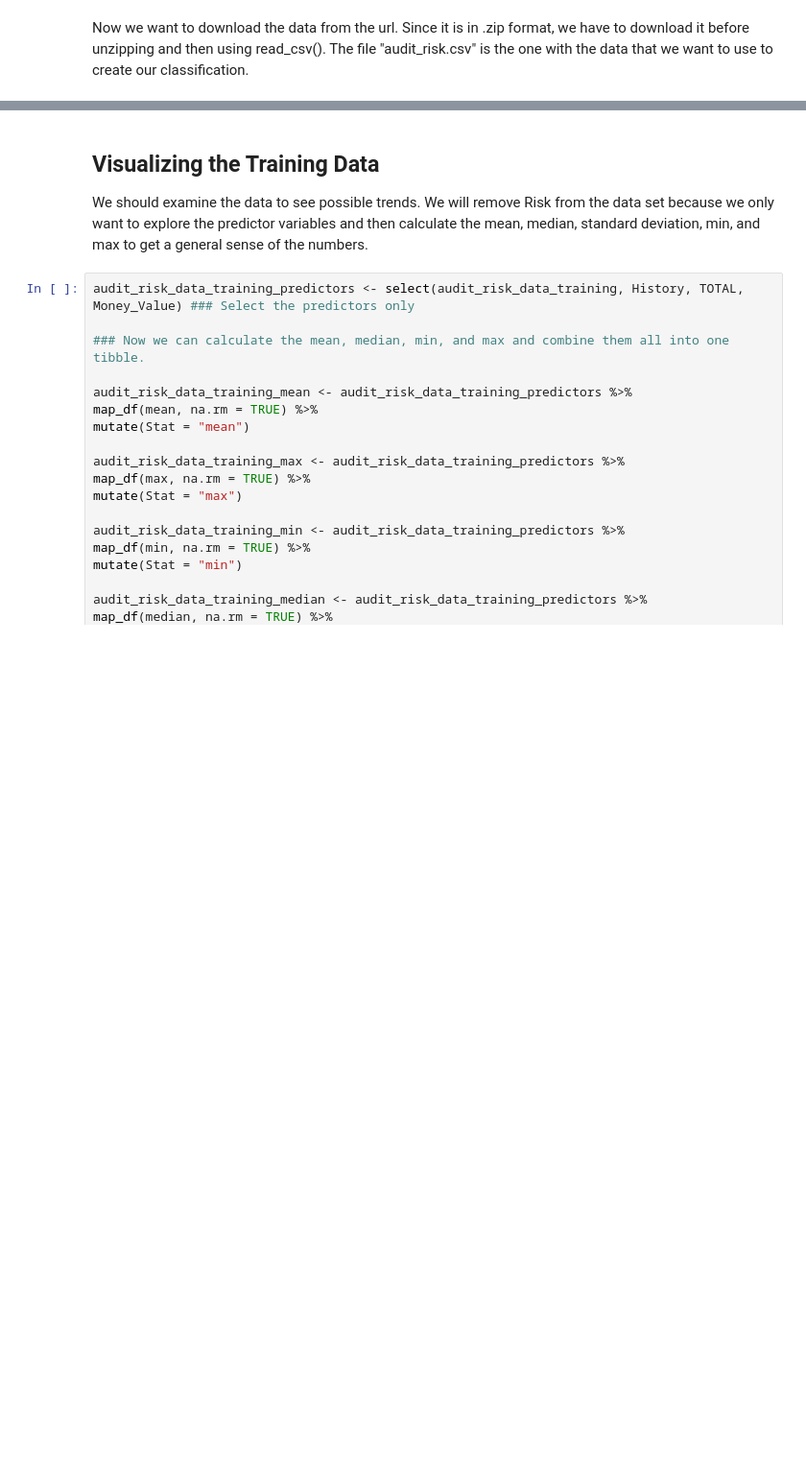
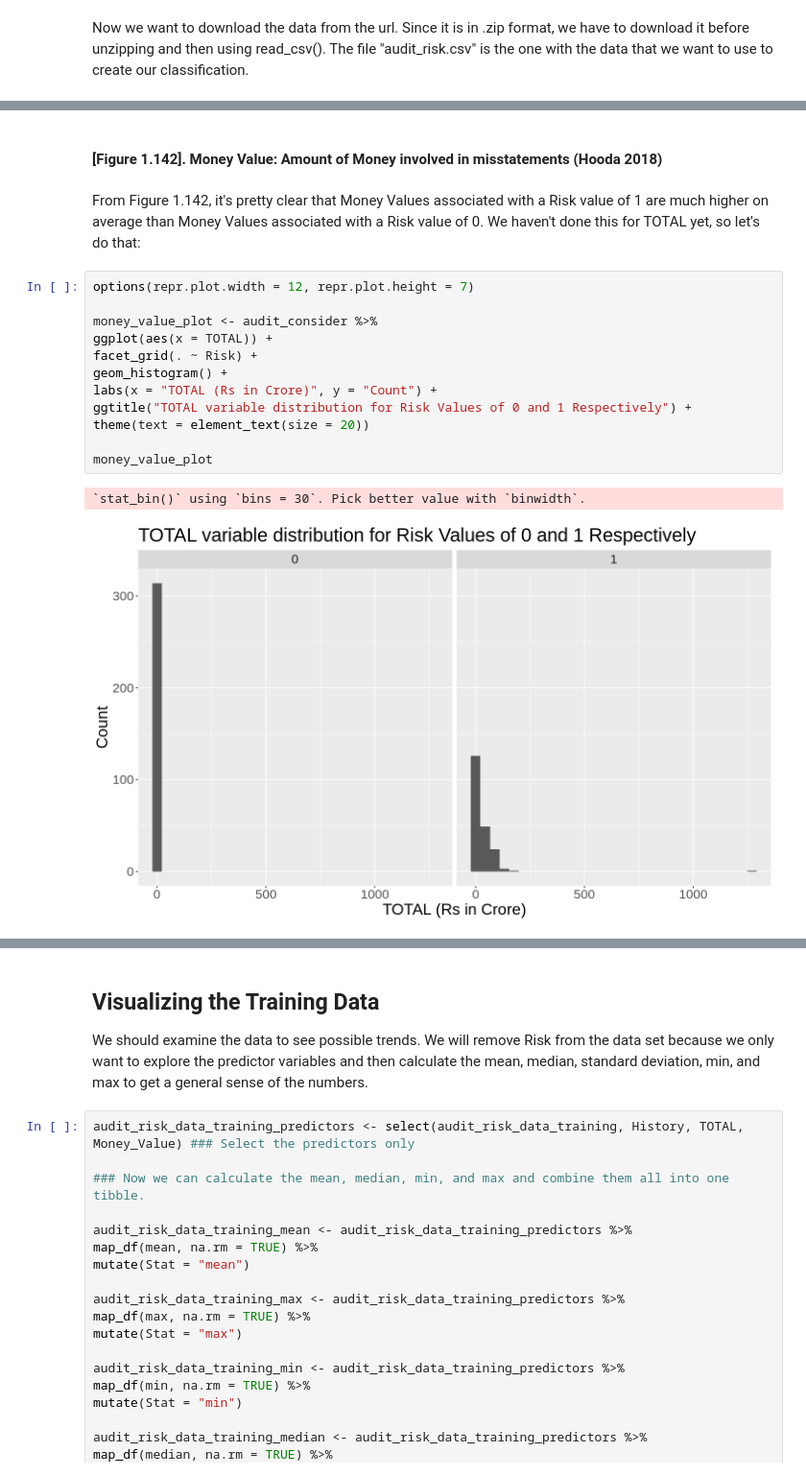
Before and after one commit to stevenning203/dsci100_group_proposal, a Jupyter notebook: report.ipynb, the cells around one changed output, grey strips where cells are left out. Shown: that part at 96% size. Drawn from its saved outputs; the diff is of its cells as text; blank space fills up the shorter version.

Commit message:
Added more information about choosing variables.

```diff
--- a/report.ipynb
+++ b/report.ipynb
@@ -126,0 +257,19 @@ audit_risk_data_testing <- testing(audit_risk_data_split)
+# %% [markdown]
+#### [Figure 1.142]. Money Value: Amount of Money involved in misstatements (Hooda 2018)
+# %% [markdown]
+From Figure 1.142, it's pretty clear that Money Values associated with a Risk value of 1 are much higher on average than Money Values associated with a Risk value of 0. We haven't done this for TOTAL yet, so let's do that:
+# %%
+options(repr.plot.width = 12, repr.plot.height = 7)
+
+money_value_plot <- audit_consider %>%
+ggplot(aes(x = TOTAL)) +
+facet_grid(. ~ Risk) +
+geom_histogram() +
+labs(x = "TOTAL (Rs in Crore)", y = "Count") +
+ggtitle("TOTAL variable distribution for Risk Values of 0 and 1 Respectively") +
+theme(text = element_text(size = 20))
+
+money_value_plot
+# %% [output]
+`stat_bin()` using `bins = 30`. Pick better value with `binwidth`.
+[figure, added]
```
Also changed, not shown: parts of 32 cells of this notebook.
